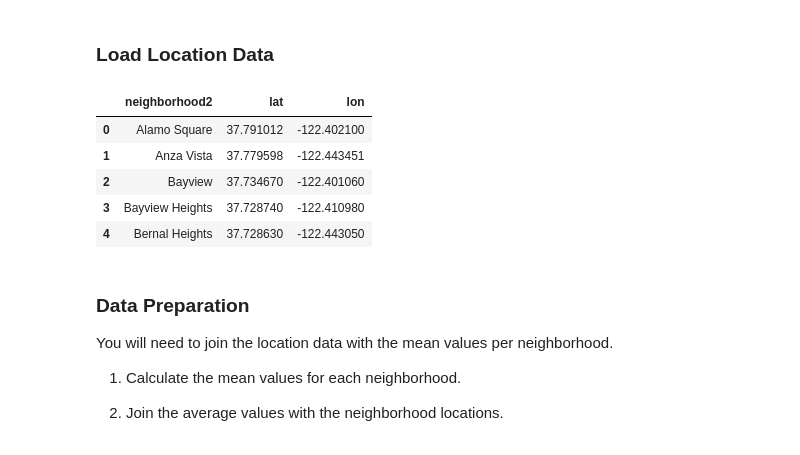
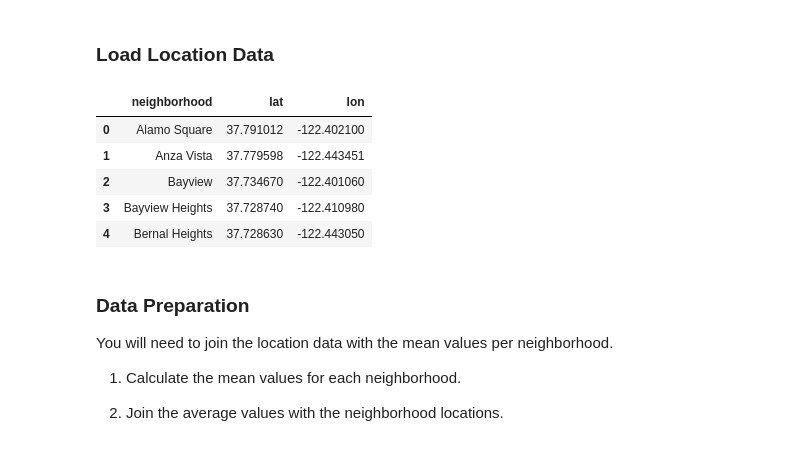
Before and after one commit to genchan0218/pyvizhw6, a Jupyter notebook: rental_analysis.ipynb, the cells around one changed output. Saved outputs shown, nothing was run; the diff lists cells and outputs as text; code cells hidden in the pictures.

```diff
--- a/rental_analysis.ipynb
+++ b/rental_analysis.ipynb
@@ -253,11 +249,11 @@ In this section, you will read in neighborhoods location data and build an inter
 # %%
 # Load neighborhoods coordinates data
 file_path_2 = Path("Data/neighborhoods_coordinates.csv")
 sfo_data_2 = pd.read_csv(file_path_2)
-sfo_data_2.columns = ['neighborhood2', 'lat', "lon"]
+sfo_data_2.columns = ['neighborhood', 'lat', "lon"]
 sfo_data_2.head()
 # %% [output]
-|  | neighborhood2 | lat | lon |
+|  | neighborhood | lat | lon |
 | 0 | Alamo Square | 37.791012 | -122.402100 |
 | 1 | Anza Vista | 37.779598 | -122.443451 |
 | 2 | Bayview | 37.734670 | -122.401060 |
```
Also changed, not shown: parts of 5 cells of this notebook, 1 other file.
